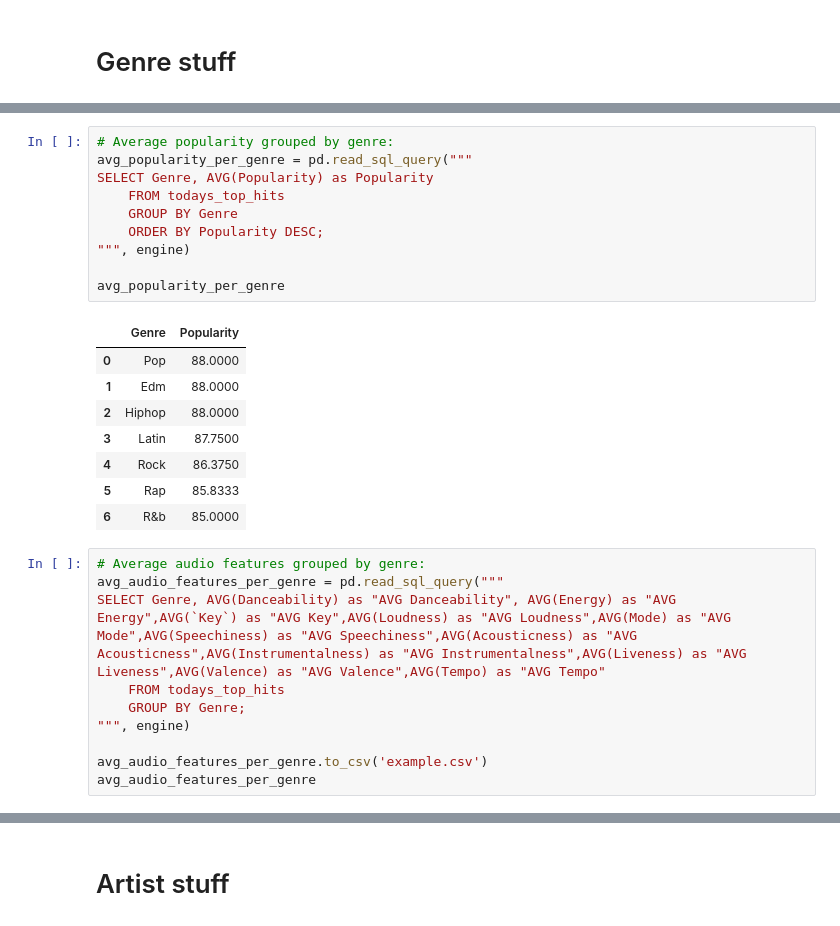
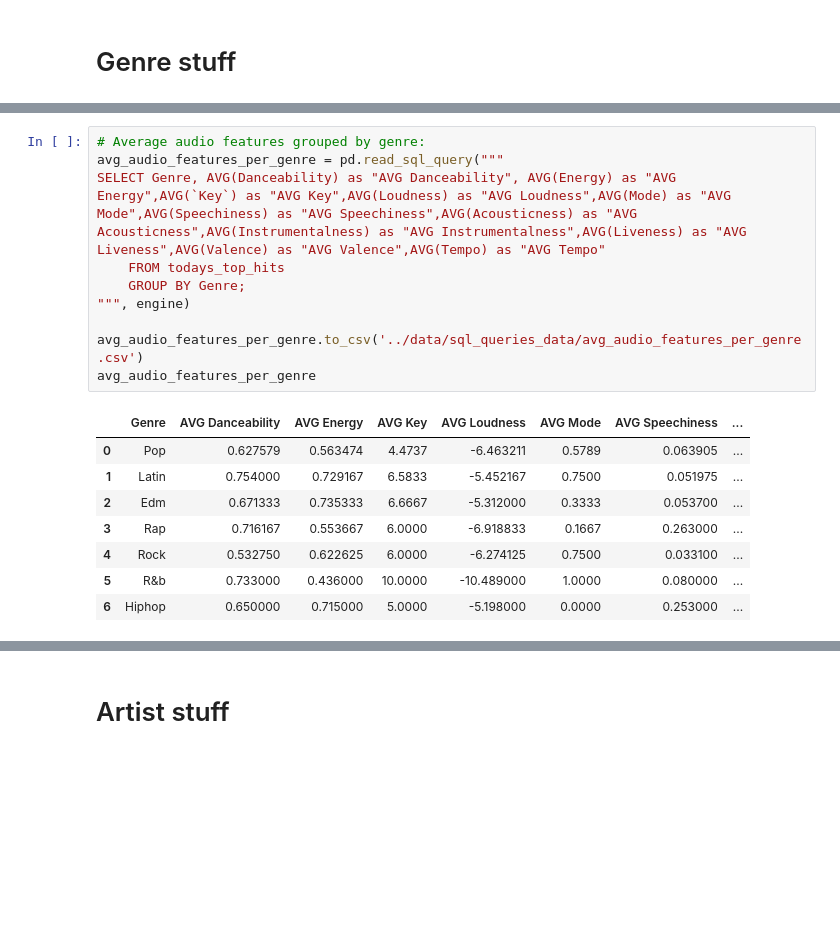
Before and after one commit to gerardrius/Project-IV, a Jupyter notebook: sql_queries/spotify_queries.ipynb, the cells around one changed output, grey strips where cells are left out. Saved outputs shown, nothing was run; the diff lists cells and outputs as text; blank space fills up the shorter version.

```diff
--- a/sql_queries/spotify_queries.ipynb
+++ b/sql_queries/spotify_queries.ipynb
@@ -115,29 +116,19 @@ genre_count
-# %%
-# Average popularity grouped by genre:
-avg_popularity_per_genre = pd.read_sql_query("""
-SELECT Genre, AVG(Popularity) as Popularity
-    FROM todays_top_hits
-    GROUP BY Genre
-    ORDER BY Popularity DESC;
-""", engine)
-
-avg_popularity_per_genre
-# %% [output]
-|  | Genre | Popularity |
-| 0 | Pop | 88.0000 |
-| 1 | Edm | 88.0000 |
-| 2 | Hiphop | 88.0000 |
-| 3 | Latin | 87.7500 |
-| 4 | Rock | 86.3750 |
-| 5 | Rap | 85.8333 |
-| 6 | R&b | 85.0000 |
 # %%
 # Average audio features grouped by genre:
 avg_audio_features_per_genre = pd.read_sql_query("""
 SELECT Genre, AVG(Danceability) as "AVG Danceability", AVG(Energy) as "AVG Energy",AVG(`Key`) as "AVG Key",AVG(Loudness) as "AVG Loudness",AVG(Mode) as "AVG Mode",AVG(Speechiness) as "AVG Speechiness",AVG(Acousticness) as "AVG Acousticness",AVG(Instrumentalness) as "AVG Instrumentalness",AVG(Liveness) as "AVG Liveness",AVG(Valence) as "AVG Valence",AVG(Tempo) as "AVG Tempo"
     FROM todays_top_hits
     GROUP BY Genre;
 """, engine)
 
-avg_audio_features_per_genre.to_csv('example.csv')
+avg_audio_features_per_genre.to_csv('../data/sql_queries_data/avg_audio_features_per_genre.csv')
 avg_audio_features_per_genre
+# %% [output]
+|  | Genre | AVG Danceability | AVG Energy | AVG Key | AVG Loudness | AVG Mode | AVG Speechiness | ... |
+| 0 | Pop | 0.627579 | 0.563474 | 4.4737 | -6.463211 | 0.5789 | 0.063905 | ... |
+| 1 | Latin | 0.754000 | 0.729167 | 6.5833 | -5.452167 | 0.7500 | 0.051975 | ... |
+| 2 | Edm | 0.671333 | 0.735333 | 6.6667 | -5.312000 | 0.3333 | 0.053700 | ... |
+| 3 | Rap | 0.716167 | 0.553667 | 6.0000 | -6.918833 | 0.1667 | 0.263000 | ... |
+| 4 | Rock | 0.532750 | 0.622625 | 6.0000 | -6.274125 | 0.7500 | 0.033100 | ... |
+| 5 | R&b | 0.733000 | 0.436000 | 10.0000 | -10.489000 | 1.0000 | 0.080000 | ... |
+| 6 | Hiphop | 0.650000 | 0.715000 | 5.0000 | -5.198000 | 0.0000 | 0.253000 | ... |
```
Also changed, not shown: parts of 3 cells of this notebook, 3 other files.
